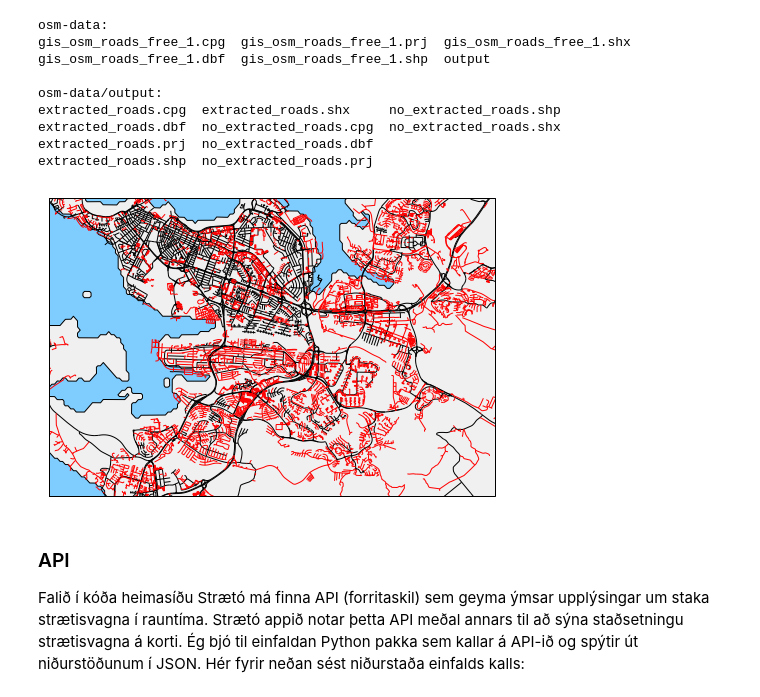
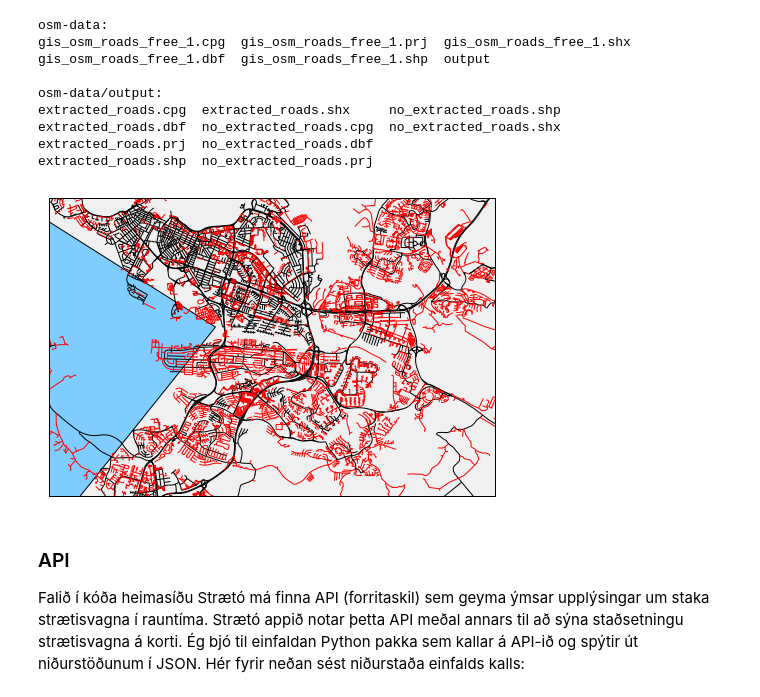
Before and after one commit to ArniDagur/straeto-notebook, a Jupyter notebook: straeto-notebook.ipynb, the cells around one changed output. Cells and saved outputs as stored; diff of their text form; code cells hidden in the pictures.

```diff
--- a/straeto-notebook.ipynb
+++ b/straeto-notebook.ipynb
@@ -33,17 +25,17 @@ extracted_roads.shp  no_extracted_roads.prj
 # %%
 from straeto import straeto
 %matplotlib inline
 import matplotlib.pyplot as plt
 import cartopy.crs as ccrs
 
-fig, ax = straeto.get_map(region='reykjavik', res='f', zoom=1.5)
+fig, ax = straeto.get_map(region='reykjavik', res='l', zoom=1.5)
 
 ax = straeto.add_shapefile(ax, 'osm-data/output/extracted_roads.shp')
 ax = straeto.add_shapefile(ax, 'osm-data/output/no_extracted_roads.shp', edgecolor='red')
 
 plt.show()
 # %% [output]
-[figure, old version]
+[figure, new version]
 # %% [markdown]
 ### API
 Falið í kóða heimasíðu Strætó má finna API (forritaskil) sem geyma ýmsar upplýsingar um staka strætisvagna í rauntíma. Strætó appið notar þetta API meðal annars til að sýna staðsetningu strætisvagna á korti. Ég bjó til einfaldan Python pakka sem kallar á API-ið og spýtir út niðurstöðunum í JSON. Hér fyrir neðan sést niðurstaða einfalds kalls:
```
Also changed, not shown: parts of 21 cells of this notebook.
